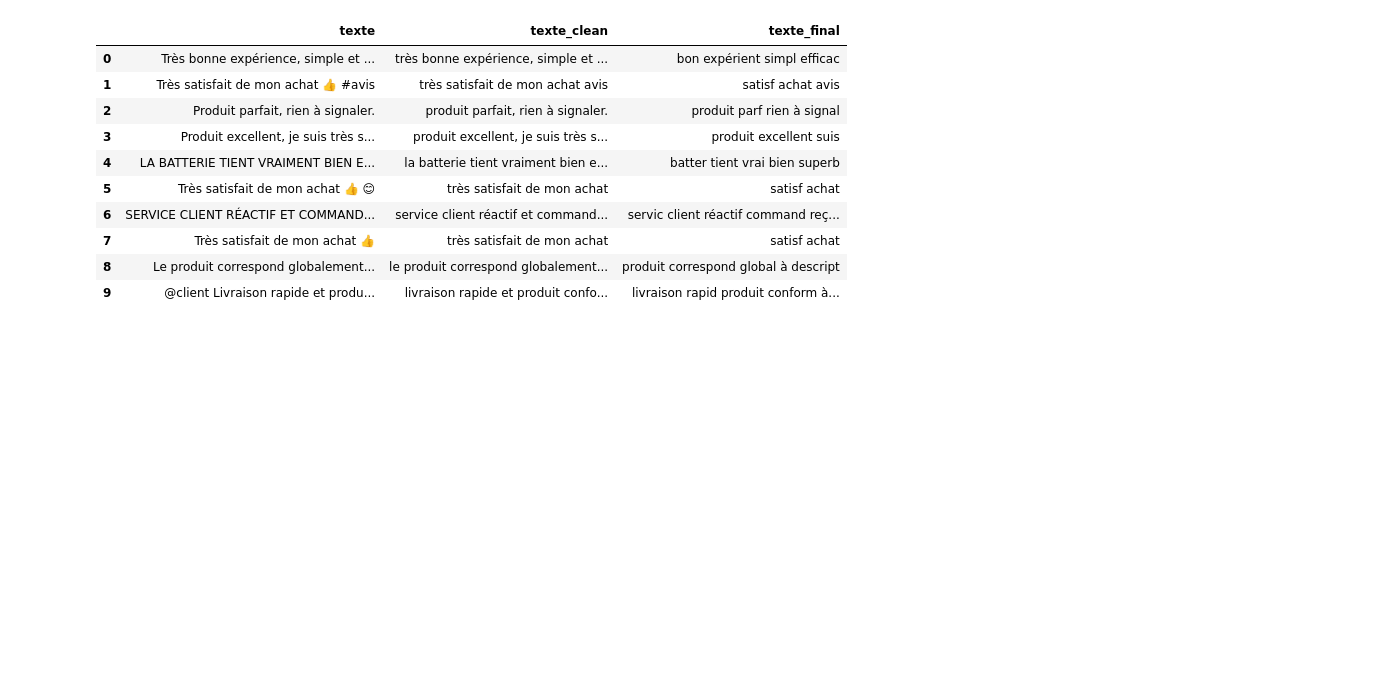
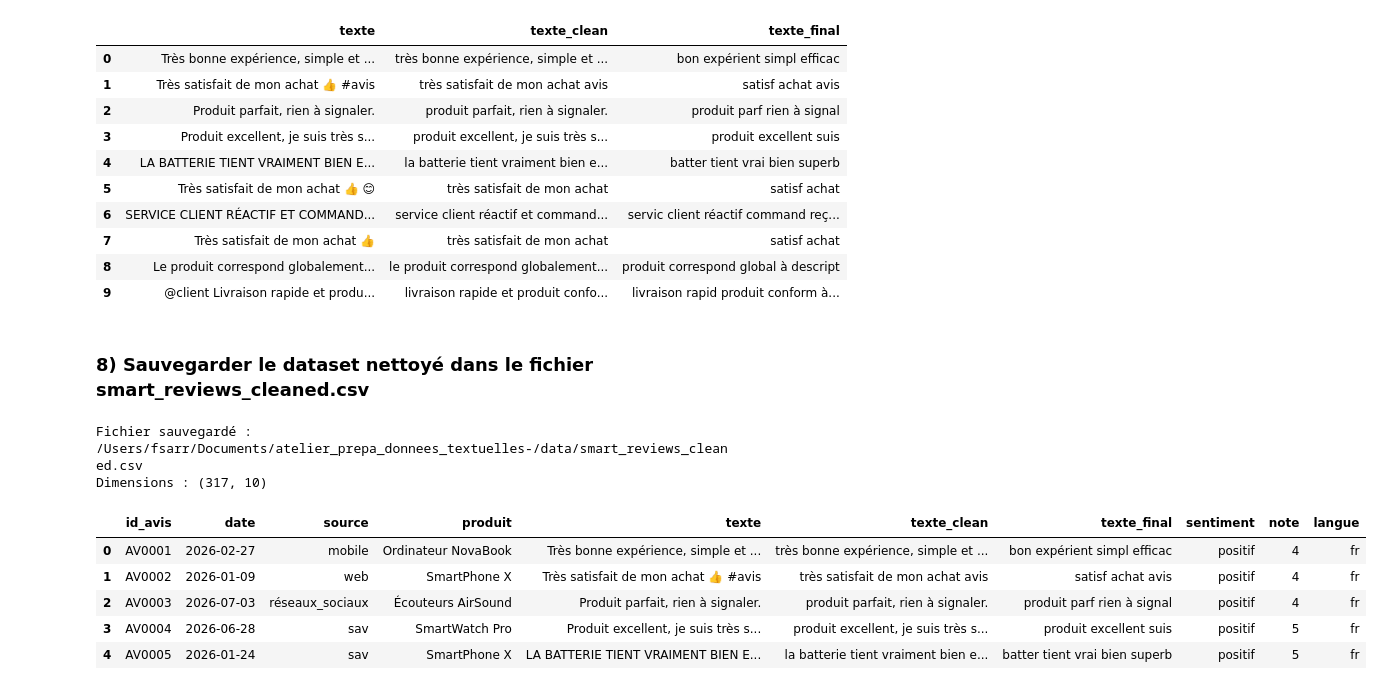
Before and after one commit to DIOPBARHAM/atelier_prepa_donnees_textuelles-, a Jupyter notebook: notebooks/atelier_prepa_donnees_textuelles.ipynb, the cells around one changed output. Saved outputs shown, nothing was run; the diff lists cells and outputs as text; code cells hidden in the pictures; blank space fills up the shorter version.

Commit message:
Partie 4 – Normalisation 8) Sauvegarder le dataset nettoyé dans le fichier smart_reviews_cleaned.csv

```diff
--- a/notebooks/atelier_prepa_donnees_textuelles.ipynb
+++ b/notebooks/atelier_prepa_donnees_textuelles.ipynb
@@ -735,3 +735,25 @@ df[["texte", "texte_clean", "texte_final"]].head(10)
 | 7 | Très satisfait de mon achat 👍 | très satisfait de mon achat | satisf achat |
 | 8 | Le produit correspond globalement... | le produit correspond globalement... | produit correspond global à descript |
 | 9 | @client Livraison rapide et produ... | livraison rapide et produit confo... | livraison rapid produit conform à... |
+# %% [markdown]
+### 8) Sauvegarder le dataset nettoyé dans le fichier smart_reviews_cleaned.csv
+# %%
+colonnes_finales = ["id_avis", "date", "source", "produit", "texte",
+                    "texte_clean", "texte_final", "sentiment", "note", "langue"]
+
+df_final = df[colonnes_finales].copy()
+
+CLEANED_PATH = os.path.join(DATA_DIR, "smart_reviews_cleaned.csv")
+df_final.to_csv(CLEANED_PATH, index=False, encoding="utf-8")
+print(f"Fichier sauvegardé : {CLEANED_PATH}")
+print(f"Dimensions : {df_final.shape}")
+df_final.head()
+# %% [output]
+Fichier sauvegardé : /Users/fsarr/Documents/atelier_prepa_donnees_textuelles-/data/smart_reviews_cleaned.csv
+Dimensions : (317, 10)
+|  | id_avis | date | source | produit | texte | texte_clean | texte_final | sentiment | note | langue |
+| 0 | AV0001 | 2026-02-27 | mobile | Ordinateur NovaBook | Très bonne expérience, simple et ... | très bonne expérience, simple et ... | bon expérient simpl efficac | positif | 4 | fr |
+| 1 | AV0002 | 2026-01-09 | web | SmartPhone X | Très satisfait de mon achat 👍 #avis | très satisfait de mon achat avis | satisf achat avis | positif | 4 | fr |
+| 2 | AV0003 | 2026-07-03 | réseaux_sociaux | Écouteurs AirSound | Produit parfait, rien à signaler. | produit parfait, rien à signaler. | produit parf rien à signal | positif | 4 | fr |
+| 3 | AV0004 | 2026-06-28 | sav | SmartWatch Pro | Produit excellent, je suis très s... | produit excellent, je suis très s... | produit excellent suis | positif | 5 | fr |
+| 4 | AV0005 | 2026-01-24 | sav | SmartPhone X | LA BATTERIE TIENT VRAIMENT BIEN E... | la batterie tient vraiment bien e... | batter tient vrai bien superb | positif | 5 | fr |
```
Also changed, not shown: 1 other file.
